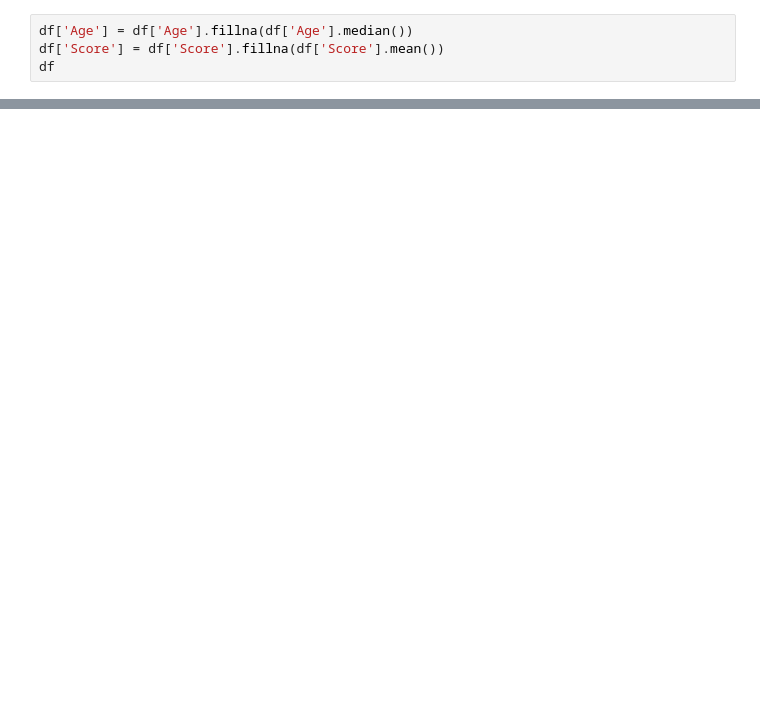
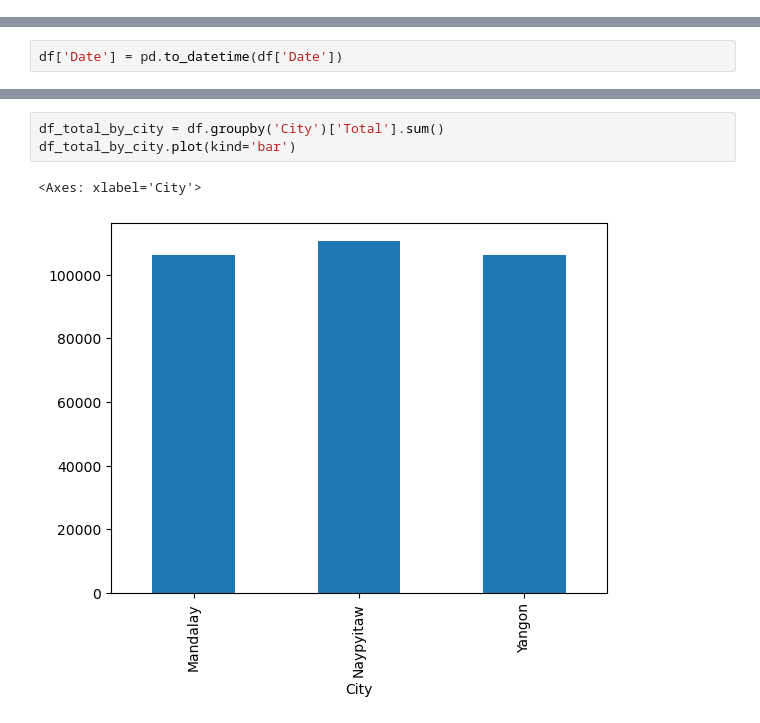
Before and after one commit to NiallGF/First-data-project, a Jupyter notebook: Practise1.ipynb, the cells around one changed output, grey strips where cells are left out. Saved outputs shown, nothing was run; the diff lists cells and outputs as text; blank space fills up the shorter version.

```diff
--- a/Practise1.ipynb
+++ b/Practise1.ipynb
@@ -46,4 +18,0 @@ print(f"{percentage_missing_score:.2f}% Missing Score Values")
-# %%
-df['Age'] = df['Age'].fillna(df['Age'].median())
-df['Score'] = df['Score'].fillna(df['Score'].mean())
-df
@@ -119,0 +60,2 @@ ylabel = plt.ylabel('Score')
+# %%
+df['Date'] = pd.to_datetime(df['Date'])
@@ -119,0 +74,6 @@ ylabel = plt.ylabel('Score')
+# %%
+df_total_by_city = df.groupby('City')['Total'].sum()
+df_total_by_city.plot(kind='bar')
+# %% [output]
+<Axes: xlabel='City'>
+[figure, added]
```
Also changed, not shown: parts of 16 cells of this notebook.
